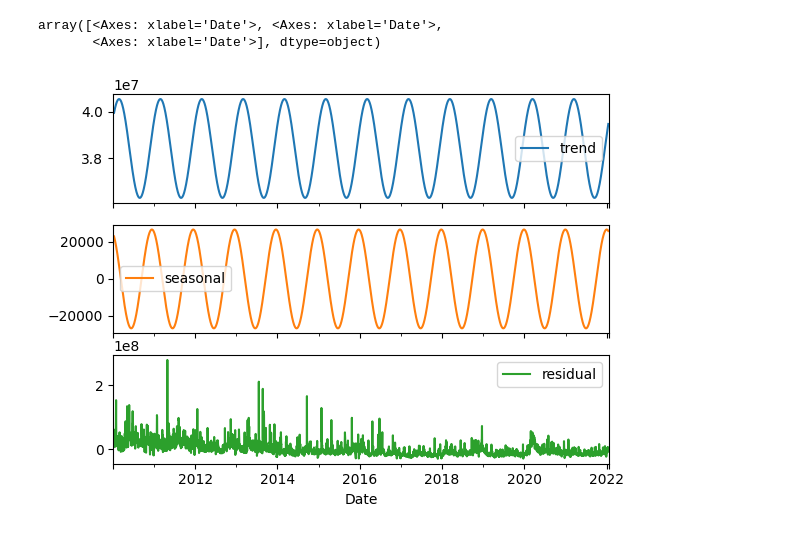
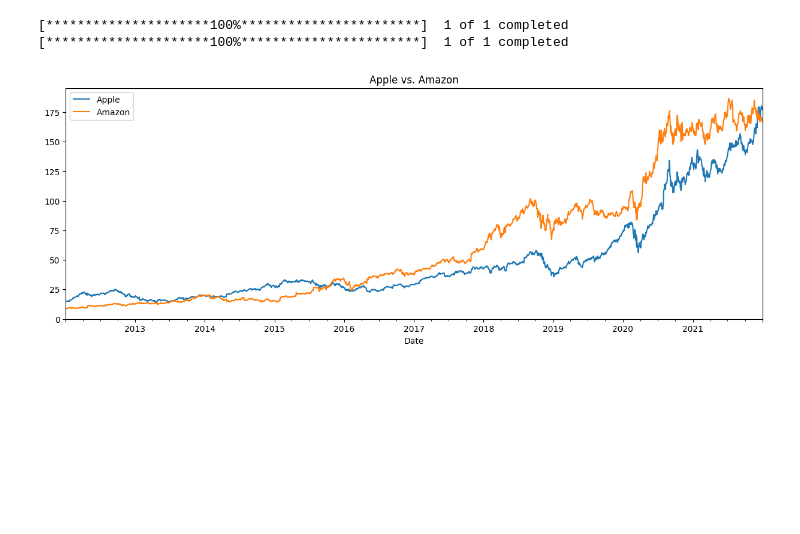
Before and after one commit to Hossein-MJafari/Project-3-_-ex.-2, a Jupyter notebook: Time Series Analysis.ipynb, the cells around one changed output. Drawn from its saved outputs; the diff is of its cells as text; code cells hidden in the pictures; blank space fills up the shorter version.

Commit message:
re start the project with apple and amazon stocks.

```diff
--- a/Time Series Analysis.ipynb
+++ b/Time Series Analysis.ipynb
@@ -230,40 +7,40 @@ array([<Axes: xlabel='Date'>, <Axes: xlabel='Date'>,
-# %%
-# another way of implementing seasonal decomposition
-
-def seasonal_decompose_fourier(df, column, freq):
-    """
-    Decompose a time series into trend, seasonal, and residual components using Fourier analysis.
-
-    :param df: DataFrame with DatetimeIndex
-    :param column: name of the column to decompose
-    :param freq: frequency of the seasonal component
-    :return: DataFrame with the trend, seasonal, and residual components
-    """
-    # Compute the Fourier transform of the time series
-    fft = np.fft.rfft(df[column])
-
-    # Zero out all frequencies except for the first (DC component) and the seasonal frequency
-    fft[1:freq] = 0
-    fft[freq + 1:] = 0
-
-    # Compute the inverse Fourier transform to obtain the trend and seasonal components
-    trend_seasonal = np.fft.irfft(fft)
-
-    # Compute the trend component using a rolling average
-    trend = pd.Series(trend_seasonal, index=df.index).rolling(window=freq, center=True).mean()
-
-    # Compute the seasonal component
-    seasonal = trend_seasonal - trend
-
-    # Compute the residual component
-    residual = df[column] - trend - seasonal
-
-    # Return the components as a DataFrame
-    return pd.DataFrame({'trend': trend, 'seasonal': seasonal, 'residual': residual})
-
-result = seasonal_decompose_fourier(msftDF, 'Volume', 12)
-result.plot(subplots=True)
-# %% [output]
-array([<Axes: xlabel='Date'>, <Axes: xlabel='Date'>,
-       <Axes: xlabel='Date'>], dtype=object)
-[figure, removed]
+# %%
+# getting the information needed from yahoo finance
+# this includes Apple and Amazon's stock shares
+
+apple_data = yf.download("AAPL", start='2012-1-1', end="2022-1-1")
+amazon_data = yf.download("AMZN", start='2012-1-1', end="2022-1-1")
+
+
+
+apple_data.to_csv("apple.csv")
+amazon_data.to_csv("amazon.csv")
+# %% [output]
+[*********************100%***********************]  1 of 1 completed
+[*********************100%***********************]  1 of 1 completed
+# %%
+# getting daily data on 'business days only' in both time series
+apple_data = apple_data.asfreq('b')
+amazon_data = amazon_data.asfreq('b')
+
+# dealing with the NaN
+# we will use linear interpolation becuase it estimates the values based on near values
+apple_data = apple_data.interpolate()
+amazon_data = amazon_data.interpolate()
+# %%
+# re-indexing both time series to match the same time periods
+common_date_range = apple_data.index.union(amazon_data.index)
+apple_data = apple_data.reindex(common_date_range)
+amazon_data = amazon_data.reindex(common_date_range)
+# %%
+# we will only analyze the Close column of each dataset, so we modify our dataframes
+apple = apple_data["Close"]
+amazon = amazon_data["Close"]
+# %%
+apple.plot(figsize=(15,5), label = "Apple")
+amazon.plot(figsize=(15,5), label = "Amazon")
+plt.title("Apple vs. Amazon")
+plt.legend()
+plt.show()
+# %% [output]
+[figure, added]
```
Also changed, not shown: parts of 31 cells of this notebook, 5 other files.
